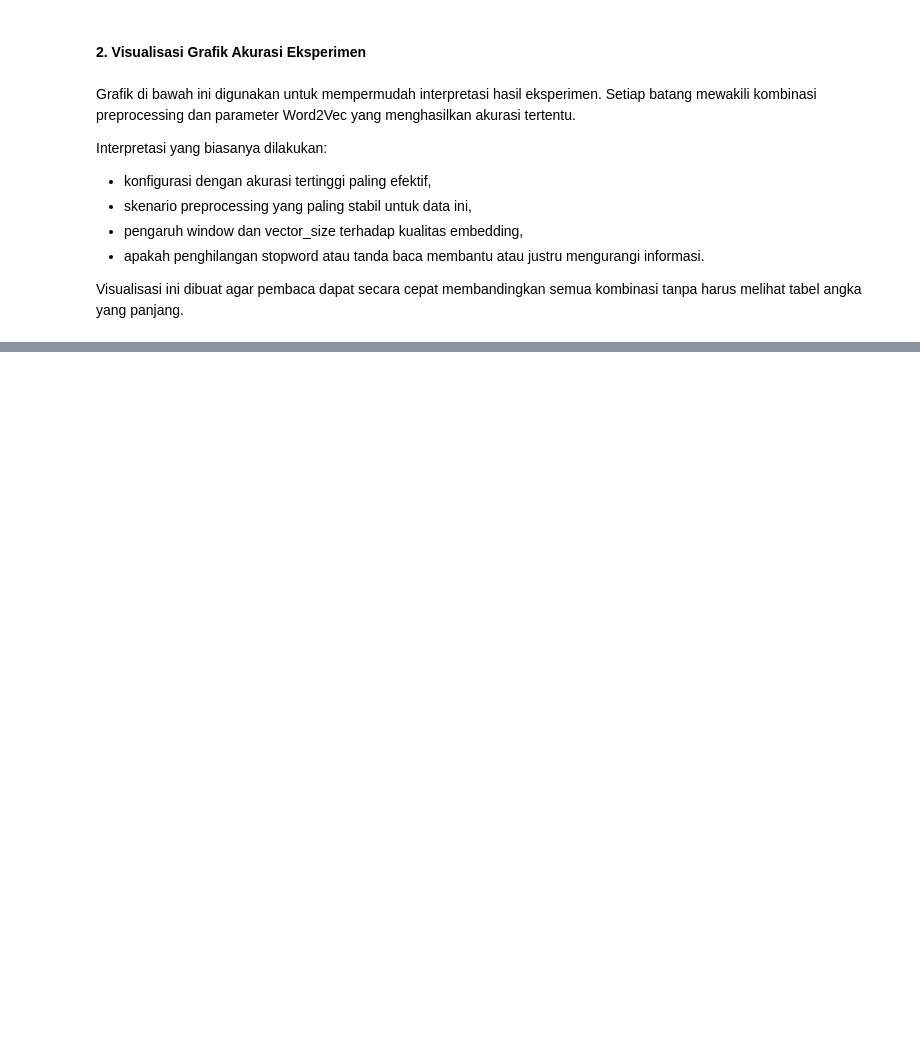
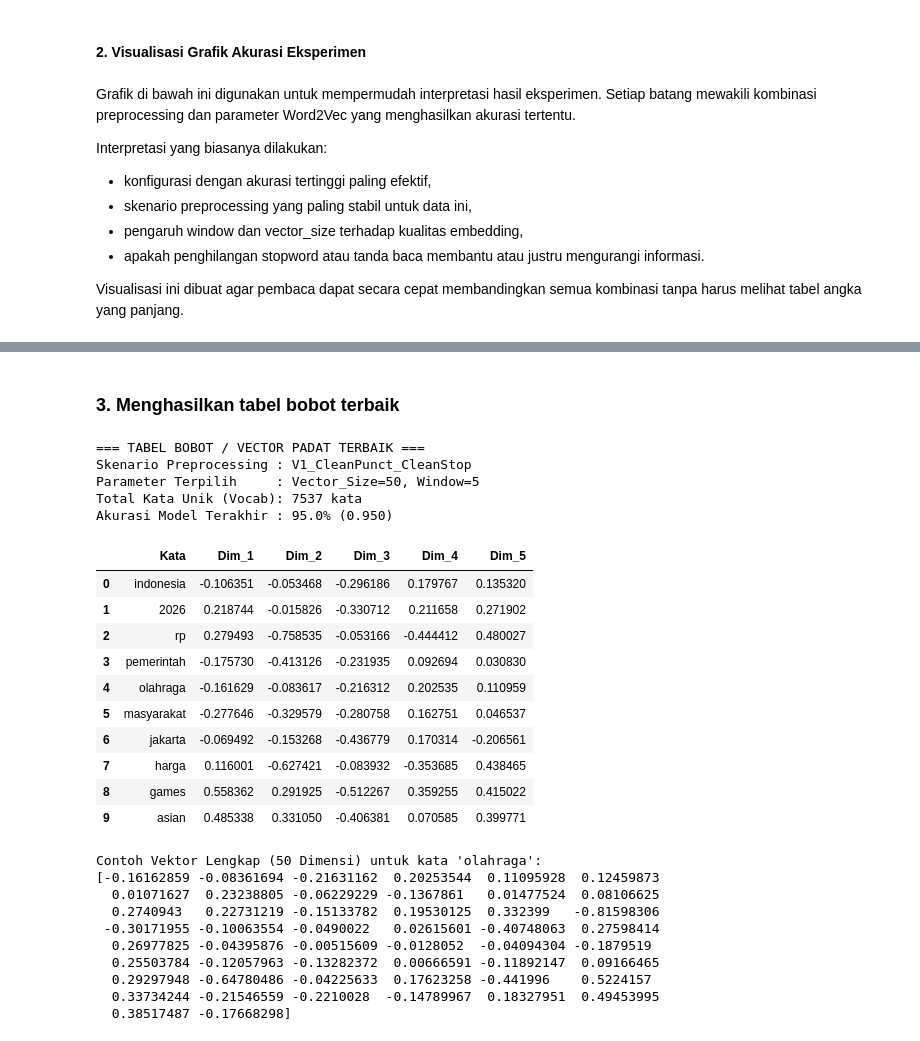
Before and after one commit to wildan2312/PPW, a Jupyter notebook: ppw-task/_build/jupyter_execute/skipgram.ipynb, the cells around one changed output, grey strips where cells are left out. Drawn from its saved outputs; the diff is of its cells as text; code cells hidden in the pictures; blank space fills up the shorter version.

```diff
--- a/ppw-task/_build/jupyter_execute/skipgram.ipynb
+++ b/ppw-task/_build/jupyter_execute/skipgram.ipynb
@@ -551,0 +552,74 @@ findfont: Failed to find font weight semibold for Arial, now using 700.
+# %% [markdown]
+### **3. Menghasilkan tabel bobot terbaik**
+# %%
+from gensim.models import Word2Vec
+import pandas as pd
+
+# 1. Mengambil corpus dari skenario terbaik (V1: Clean Punctuation & Clean Stopword)
+corpus_terbaik = list(df['tokens_v1'])
+
+# 2. Latih model Word2Vec Skip-gram dengan parameter terbaik
+best_w2v_model = Word2Vec(
+    sentences=corpus_terbaik,
+    vector_size=50,   # Sesuai hasil terbaik
+    window=5,         # Sesuai hasil terbaik
+    min_count=1,
+    sg=1,             # 1 = Skip-gram
+    seed=42
+)
+
+# 3. Ekstrak vektor bobot dari setiap kata unik (Vocabulary) ke dalam DataFrame
+vocab_words = list(best_w2v_model.wv.index_to_key)
+vector_data = []
+
+for word in vocab_words:
+    vec = best_w2v_model.wv[word]
+    vector_data.append({
+        'Kata': word,
+        # Menampilkan 5 dimensi pertama sebagai contoh kolom di tabel
+        **{f'Dim_{i+1}': val for i, val in enumerate(vec[:5])},
+        'Full_Vector': vec # Menyimpan seluruh array 50 dimensi
+    })
+
+df_best_embeddings = pd.DataFrame(vector_data)
+
+print("=== TABEL BOBOT / VECTOR PADAT TERBAIK ===")
+print(f"Skenario Preprocessing : V1_CleanPunct_CleanStop")
+print(f"Parameter Terpilih     : Vector_Size=50, Window=5")
+print(f"Total Kata Unik (Vocab): {len(vocab_words)} kata")
+print(f"Akurasi Model Terakhir : 95.0% (0.950)\n")
+
+# Menampilkan 10 baris pertama tabel dengan 5 dimensi pertama
+display(df_best_embeddings[['Kata'] + [f'Dim_{i+1}' for i in range(5)]].head(10))
+
+# Contoh mengambil vektor lengkap untuk kata tertentu (misal kata pertama di vocab)
+contoh_kata = vocab_words[4]
+print(f"\nContoh Vektor Lengkap (50 Dimensi) untuk kata '{contoh_kata}':")
+print(best_w2v_model.wv[contoh_kata])
+# %% [output]
+=== TABEL BOBOT / VECTOR PADAT TERBAIK ===
+Skenario Preprocessing : V1_CleanPunct_CleanStop
+Parameter Terpilih     : Vector_Size=50, Window=5
+Total Kata Unik (Vocab): 7537 kata
+Akurasi Model Terakhir : 95.0% (0.950)
+|  | Kata | Dim_1 | Dim_2 | Dim_3 | Dim_4 | Dim_5 |
+| 0 | indonesia | -0.106351 | -0.053468 | -0.296186 | 0.179767 | 0.135320 |
+| 1 | 2026 | 0.218744 | -0.015826 | -0.330712 | 0.211658 | 0.271902 |
+| 2 | rp | 0.279493 | -0.758535 | -0.053166 | -0.444412 | 0.480027 |
+| 3 | pemerintah | -0.175730 | -0.413126 | -0.231935 | 0.092694 | 0.030830 |
+| 4 | olahraga | -0.161629 | -0.083617 | -0.216312 | 0.202535 | 0.110959 |
+| 5 | masyarakat | -0.277646 | -0.329579 | -0.280758 | 0.162751 | 0.046537 |
+| 6 | jakarta | -0.069492 | -0.153268 | -0.436779 | 0.170314 | -0.206561 |
+| 7 | harga | 0.116001 | -0.627421 | -0.083932 | -0.353685 | 0.438465 |
+| 8 | games | 0.558362 | 0.291925 | -0.512267 | 0.359255 | 0.415022 |
+| 9 | asian | 0.485338 | 0.331050 | -0.406381 | 0.070585 | 0.399771 |
+Contoh Vektor Lengkap (50 Dimensi) untuk kata 'olahraga':
+[-0.16162859 -0.08361694 -0.21631162  0.20253544  0.11095928  0.12459873
+  0.01071627  0.23238805 -0.06229229 -0.1367861   0.01477524  0.08106625
+  0.2740943   0.22731219 -0.15133782  0.19530125  0.332399   -0.81598306
+ -0.30171955 -0.10063554 -0.0490022   0.02615601 -0.40748063  0.27598414
+  0.26977825 -0.04395876 -0.00515609 -0.0128052  -0.04094304 -0.1879519
+  0.25503784 -0.12057963 -0.13282372  0.00666591 -0.11892147  0.09166465
+  0.29297948 -0.64780486 -0.04225633  0.17623258 -0.441996    0.5224157
+  0.33734244 -0.21546559 -0.2210028  -0.14789967  0.18327951  0.49453995
+  0.38517487 -0.17668298]
```
Also changed, not shown: parts of 3 cells of this notebook, 13 other files.
